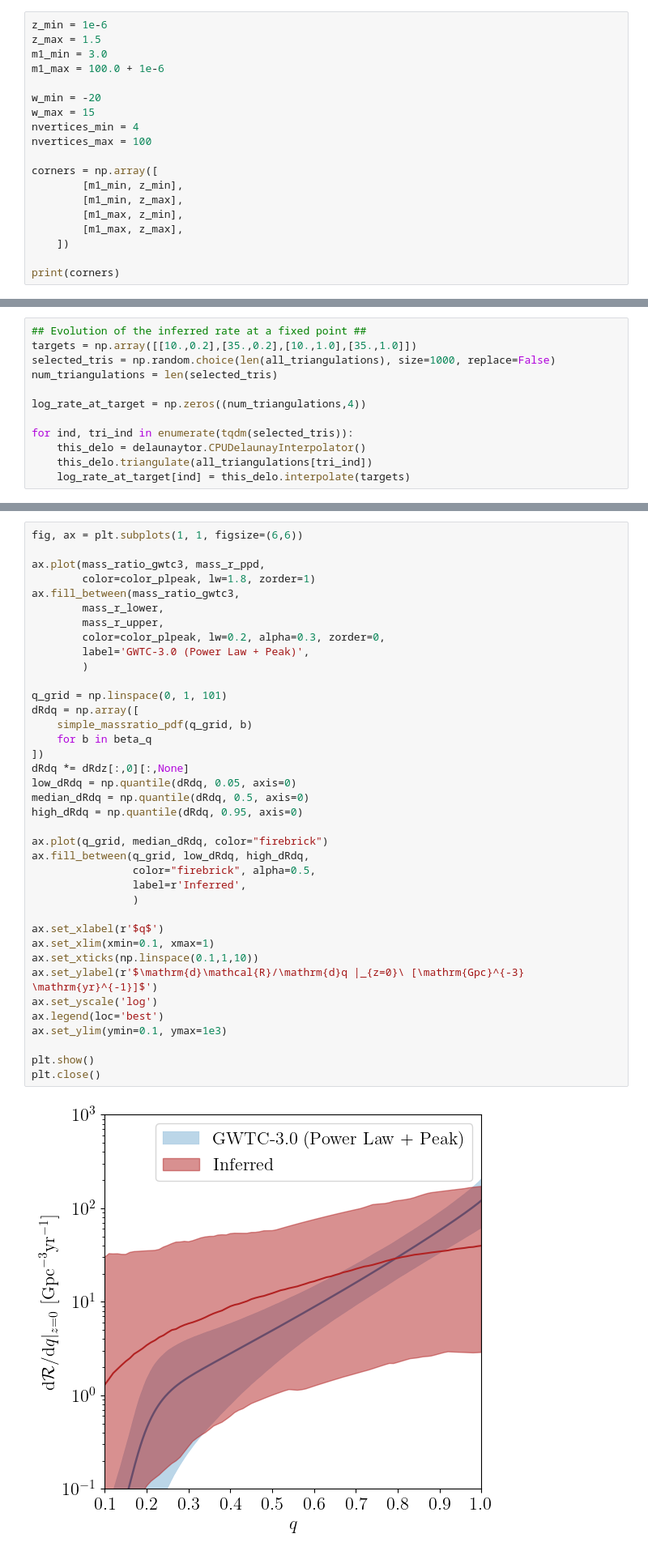
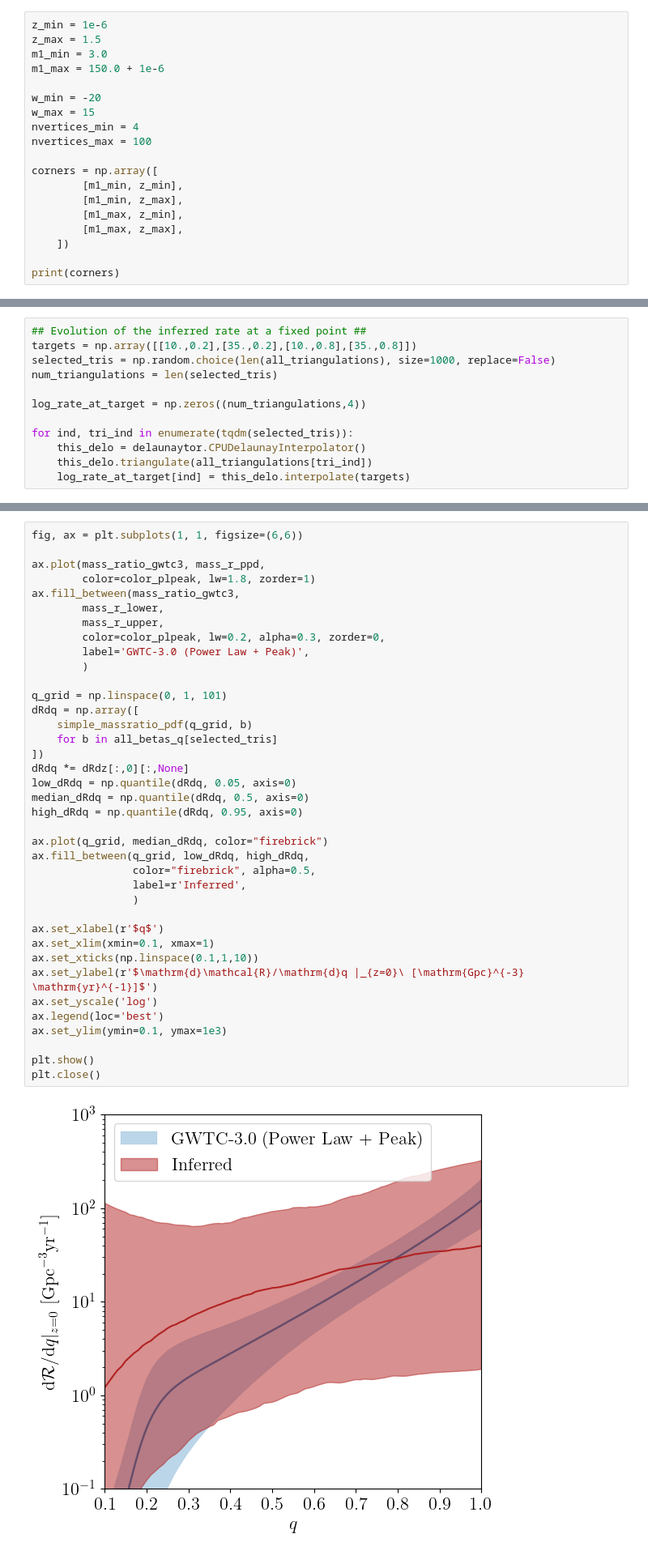
Before and after one commit to TristanBruel/Delaunay_for_GWs, a Jupyter notebook: gwtc3/z_m1/postprocess_run_z_m1.ipynb, the cells around one changed output, grey strips where cells are left out. Shown at 81% size. Cells and saved outputs as stored; diff of their text form.

```diff
--- a/gwtc3/z_m1/postprocess_run_z_m1.ipynb
+++ b/gwtc3/z_m1/postprocess_run_z_m1.ipynb
@@ -283,7 +283,7 @@ Running with 69 events × 4278 samples = 295182 total samples
 z_min = 1e-6
 z_max = 1.5
 m1_min = 3.0
-m1_max = 100.0 + 1e-6
+m1_max = 150.0 + 1e-6
 
 w_min = -20
 w_max = 15
@@ -445,6 +465,6 @@ plt.close()
 # %%
 ## Evolution of the inferred rate at a fixed point ##
-targets = np.array([[10.,0.2],[35.,0.2],[10.,1.0],[35.,1.0]])
+targets = np.array([[10.,0.2],[35.,0.2],[10.,0.8],[35.,0.8]])
 selected_tris = np.random.choice(len(all_triangulations), size=1000, replace=False)
 num_triangulations = len(selected_tris)
 
@@ -658,32 +678,32 @@ ax.fill_between(mass_ratio_gwtc3,
         color=color_plpeak, lw=0.2, alpha=0.3, zorder=0,
         label='GWTC-3.0 (Power Law + Peak)',
         )
 
 q_grid = np.linspace(0, 1, 101)
 dRdq = np.array([
     simple_massratio_pdf(q_grid, b)
-    for b in beta_q
+    for b in all_betas_q[selected_tris]
 ])
 dRdq *= dRdz[:,0][:,None]
 low_dRdq = np.quantile(dRdq, 0.05, axis=0)
 median_dRdq = np.quantile(dRdq, 0.5, axis=0)
 high_dRdq = np.quantile(dRdq, 0.95, axis=0)
 
 ax.plot(q_grid, median_dRdq, color="firebrick")
 ax.fill_between(q_grid, low_dRdq, high_dRdq,
                 color="firebrick", alpha=0.5,
                 label=r'Inferred',
                 )
 
 ax.set_xlabel(r'$q$')
 ax.set_xlim(xmin=0.1, xmax=1)
 ax.set_xticks(np.linspace(0.1,1,10))
 ax.set_ylabel(r'$\mathrm{d}\mathcal{R}/\mathrm{d}q |_{z=0}\ [\mathrm{Gpc}^{-3} \mathrm{yr}^{-1}]$')
 ax.set_yscale('log')
 ax.legend(loc='best')
 ax.set_ylim(ymin=0.1, ymax=1e3)
 
 plt.show()
 plt.close()
 # %% [output]
-[figure, old version]
+[figure, new version]
```
Also changed, not shown: parts of 21 cells of this notebook, 4 other files.
